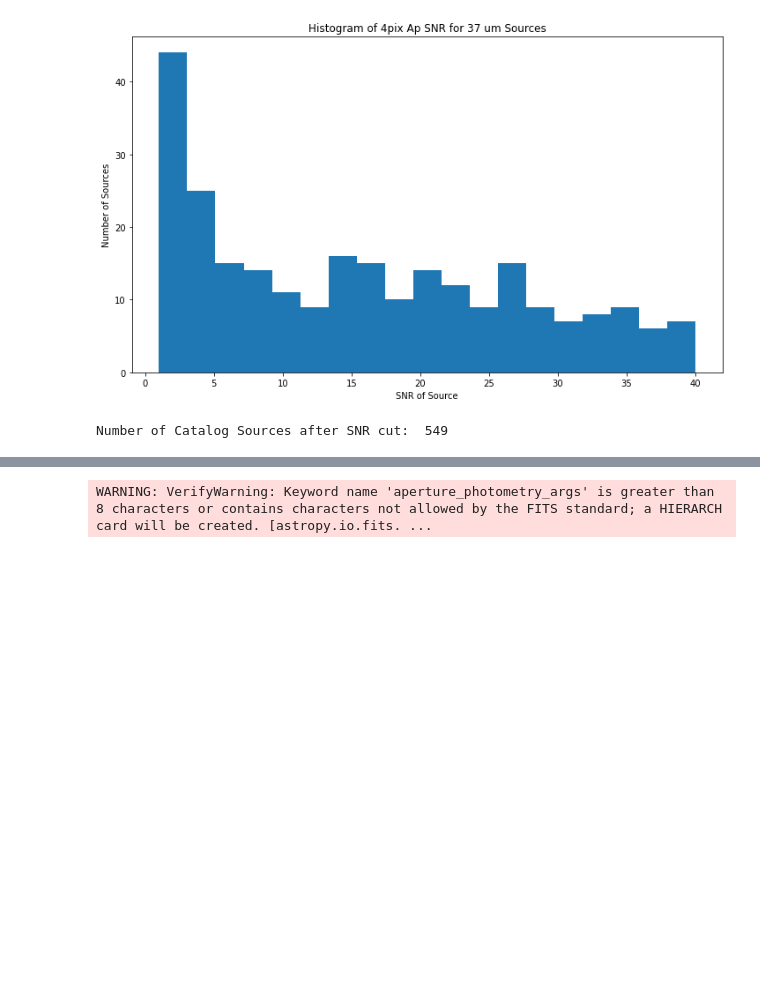
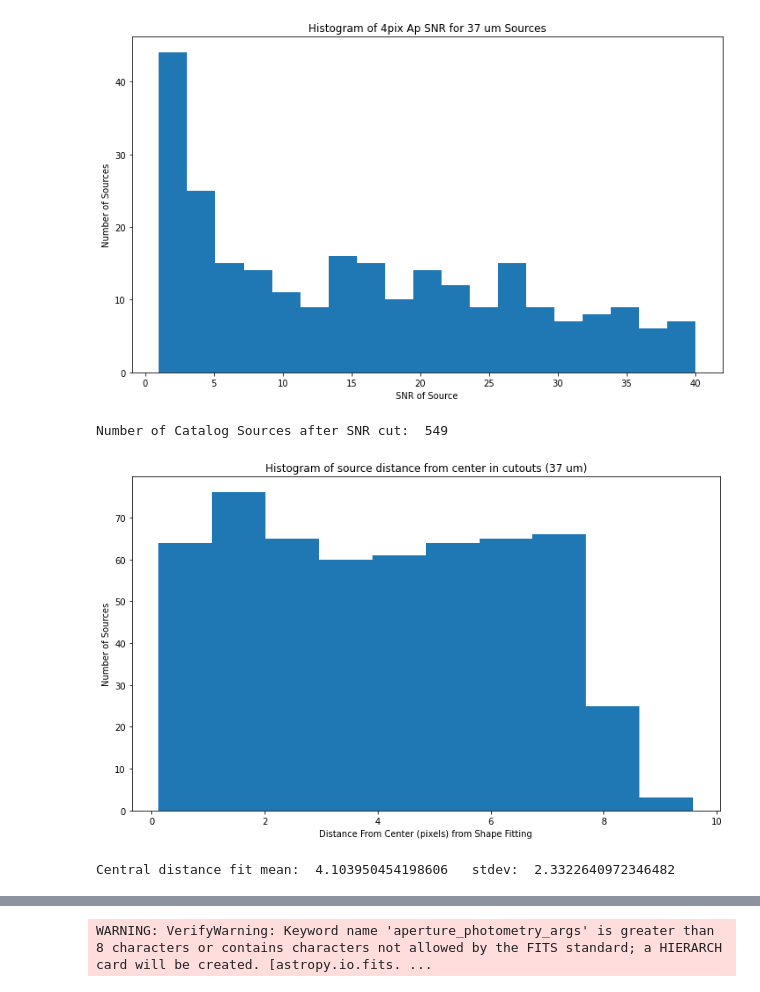
Before and after one commit to mjhankins/SFGCphotcode, a Jupyter notebook: SourceCatalog_CombineFields.ipynb, the cells around one changed output, grey strips where cells are left out. Saved outputs shown, nothing was run; the diff lists cells and outputs as text; code cells hidden in the pictures; blank space fills up the shorter version.

```diff
--- a/SourceCatalog_CombineFields.ipynb
+++ b/SourceCatalog_CombineFields.ipynb
@@ -607,3 +639,19 @@ mcat37snrcut=mastercat37[snrcut4pix] #apply snr cut
 print("Number of Catalog Sources after SNR cut: ", len(mcat37snrcut))
 # %% [output]
 Number of Catalog Sources after SNR cut:  549
+# %%
+binlist=np.linspace(1,10,20)
+
+plt.figure(figsize=(12,7))
+plt.title('Histogram of source distance from center in cutouts (37 um)')
+plt.hist(mcat37snrcut['fit_dist'])#,bins=binlist)
+plt.xlabel('Distance From Center (pixels) from Shape Fitting')
+plt.ylabel('Number of Sources')
+#plt.xlim(0,37)
+plt.show()
+# %% [output]
+[figure, added]
+# %%
+print('Central distance fit mean: ', np.mean(mcat37snrcut['fit_dist']), '  stdev: ',np.std(mcat37snrcut['fit_dist']))
+# %% [output]
+Central distance fit mean:  4.103950454198606   stdev:  2.3322640972346482
```
Also changed, not shown: parts of 17 cells of this notebook.
